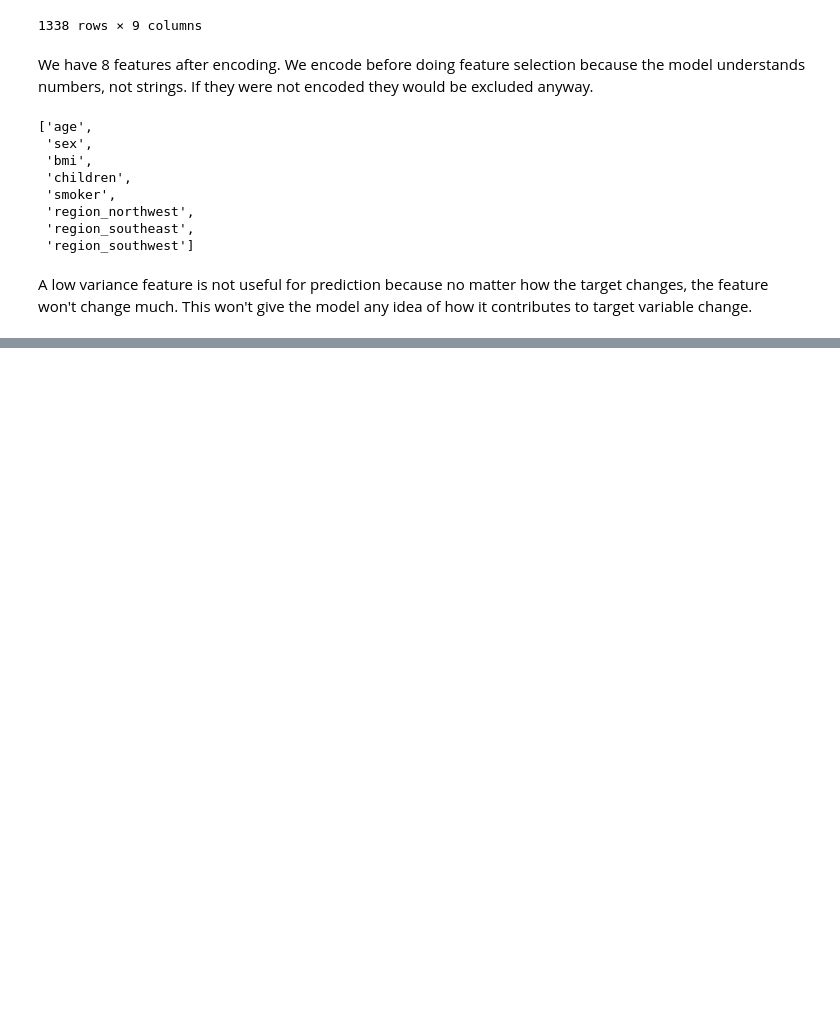
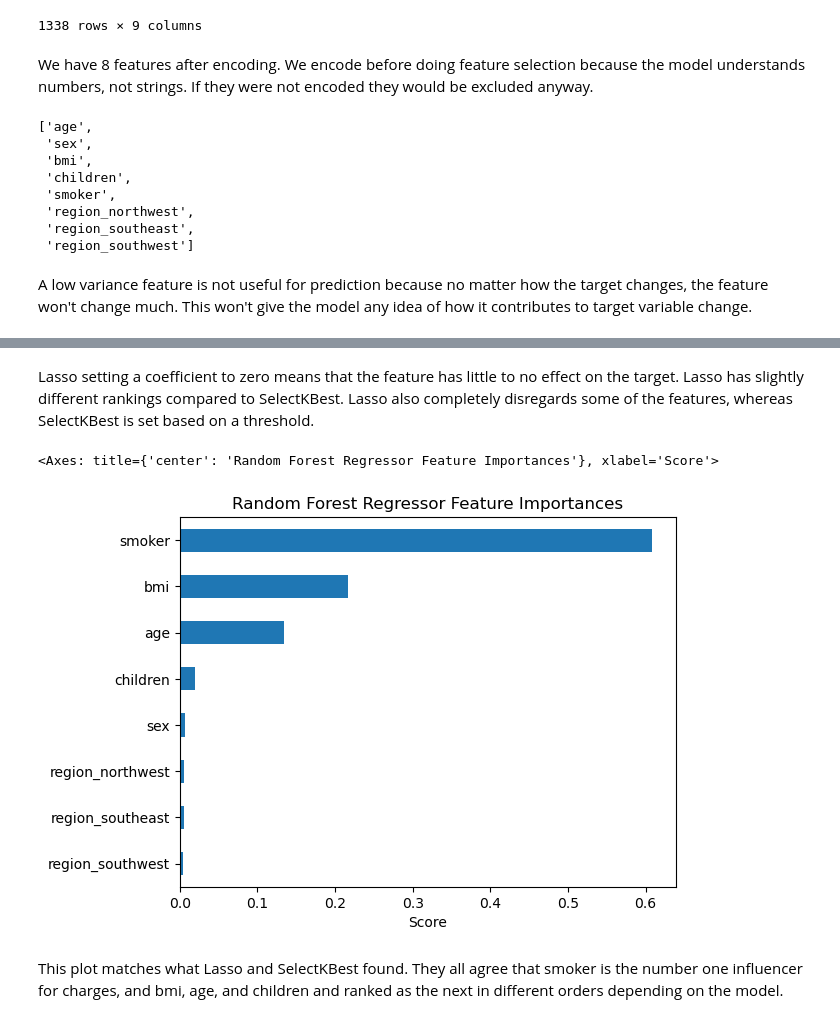
Before and after one commit to russellcha1/Feature-Selection-Model-Tuning, a Jupyter notebook: feature-selection.ipynb, the cells around one changed output, grey strips where cells are left out. Drawn from its saved outputs; the diff is of its cells as text; code cells hidden in the pictures; blank space fills up the shorter version.

Commit message:
done til advanced task 1

```diff
--- a/feature-selection.ipynb
+++ b/feature-selection.ipynb
@@ -64,0 +125,18 @@ A low variance feature is not useful for prediction because no matter how the ta
+# %% [markdown]
+Lasso setting a coefficient to zero means that the feature has little to no effect on the target. Lasso has slightly different rankings compared to SelectKBest. Lasso also completely disregards some of the features, whereas SelectKBest is set based on a threshold.
+# %%
+# Task 5
+
+rfr = RandomForestRegressor(n_estimators=100, random_state=42)
+rfr.fit(X_train, y_train)
+
+importances = pd.Series(rfr.feature_importances_, X_train.columns).sort_values()
+
+importances.plot(kind='barh',
+                 xlabel='Score',
+                 title='Random Forest Regressor Feature Importances')
+# %% [output]
+<Axes: title={'center': 'Random Forest Regressor Feature Importances'}, xlabel='Score'>
+[figure, added]
+# %% [markdown]
+This plot matches what Lasso and SelectKBest found. They all agree that smoker is the number one influencer for charges, and bmi, age, and children and ranked as the next in different orders depending on the model.
```
Also changed, not shown: parts of 11 cells of this notebook.
